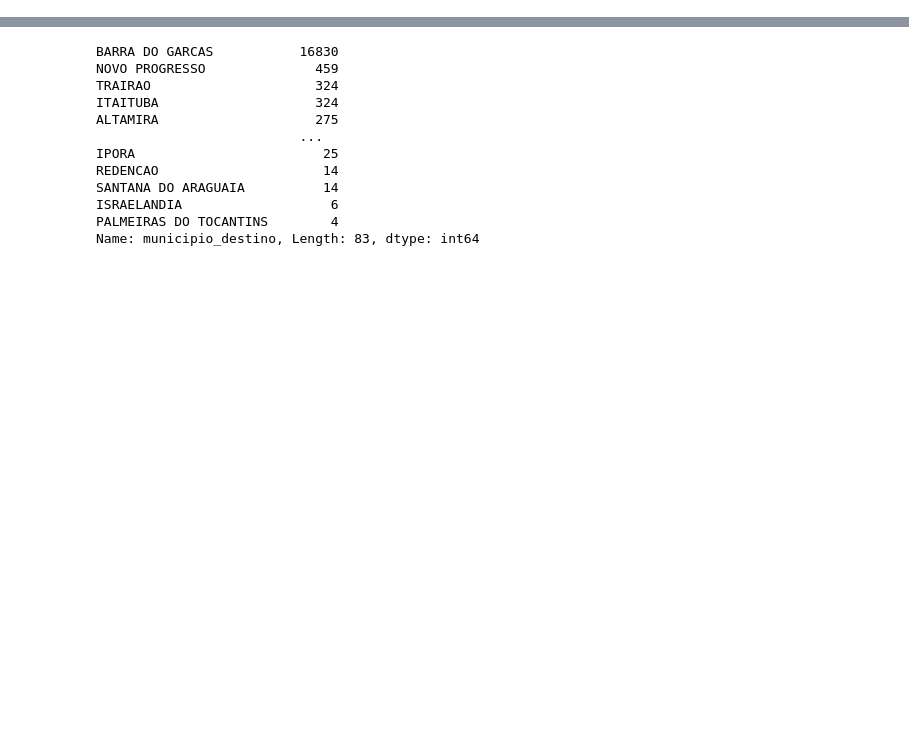
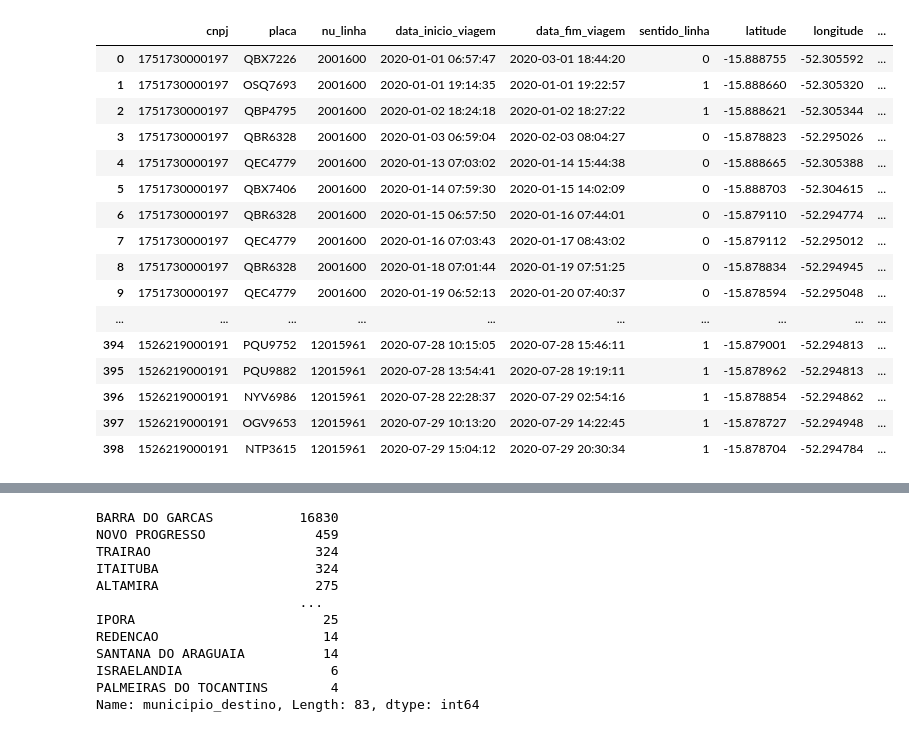
Before and after one commit to sandinojardim/Monitriip, a Jupyter notebook: merge_viagens-linhas.ipynb, the cells around one changed output, grey strips where cells are left out. Cells and saved outputs as stored; diff of their text form; code cells hidden in the pictures; blank space fills up the shorter version.

```diff
--- a/merge_viagens-linhas.ipynb
+++ b/merge_viagens-linhas.ipynb
@@ -0,0 +1,23 @@
+# %%
+import pandas as pd
+
+# Read the CSV files
+viagens = pd.read_csv('viagem_regular_2020.csv', encoding='latin', sep=',')
+linhas = pd.read_csv('linhas_secoes.csv', encoding='latin', sep=',')
+
+# Remove '-' from prefixo column in linhas dataframe
+linhas['prefixo'] = linhas['prefixo'].str.replace('-', '').astype(int)
+
+# Filter linhas dataframe
+linhas = linhas[(linhas['municipio_origem'] == 'BARRA DO GARCAS') | (linhas['municipio_destino'] == 'BARRA DO GARCAS')]
+
+# Merge the viagens and linhas dataframes on the 'prefixo' column
+merged_df = pd.merge(viagens, linhas, left_on='nu_linha', right_on='prefixo')
+
+# Select the desired columns
+vg = merged_df[['cnpj_x', 'placa', 'nu_linha', 'data_inicio_viagem', 'data_fim_viagem', 'sentido_linha', 'latitude', 'longitude', 'municipio_origem', 'municipio_destino']]
+
+vg.drop_duplicates(subset=['nu_linha'], keep='first', inplace=True)
+
+# Write the modified dataframe to a new CSV file
+#merged_df.to_csv('viagens_2020_modified.csv', index=False)
@@ -0,0 +29,2 @@
+# %%
+viagens = viagens.drop_duplicates(subset=['data_inicio_viagem', 'data_fim_viagem'], keep='first')
@@ -0,0 +51,34 @@
+# %%
+# Group the linhas DataFrame by prefixo and get the first row of each group
+linhas_df = linhas.groupby('prefixo').first().reset_index()
+
+# Merge the viagens and linhas DataFrames on the prefixo and nu_linha columns
+viagens_df = pd.merge(viagens, linhas_df[['prefixo', 'descricao_linha']],
+                      left_on='nu_linha', right_on='prefixo')
+
+# Drop the prefixo column
+viagens_df.drop('prefixo', axis=1, inplace=True)
+
+# Rename the descricao_linha column to desc_linha
+viagens_df.rename(columns={'descricao_linha': 'desc_linha'}, inplace=True)
+# %%
+pd.set_option('display.max_rows', None)
+viagens_df
+# %% [output]
+|  | cnpj | placa | nu_linha | data_inicio_viagem | data_fim_viagem | sentido_linha | latitude | longitude | ... |
+| 0 | 1751730000197 | QBX7226 | 2001600 | 2020-01-01 06:57:47 | 2020-03-01 18:44:20 | 0 | -15.888755 | -52.305592 | ... |
+| 1 | 1751730000197 | OSQ7693 | 2001600 | 2020-01-01 19:14:35 | 2020-01-01 19:22:57 | 1 | -15.888660 | -52.305320 | ... |
+| 2 | 1751730000197 | QBP4795 | 2001600 | 2020-01-02 18:24:18 | 2020-01-02 18:27:22 | 1 | -15.888621 | -52.305344 | ... |
+| 3 | 1751730000197 | QBR6328 | 2001600 | 2020-01-03 06:59:04 | 2020-02-03 08:04:27 | 0 | -15.878823 | -52.295026 | ... |
+| 4 | 1751730000197 | QEC4779 | 2001600 | 2020-01-13 07:03:02 | 2020-01-14 15:44:38 | 0 | -15.888665 | -52.305388 | ... |
+| 5 | 1751730000197 | QBX7406 | 2001600 | 2020-01-14 07:59:30 | 2020-01-15 14:02:09 | 0 | -15.888703 | -52.304615 | ... |
+| 6 | 1751730000197 | QBR6328 | 2001600 | 2020-01-15 06:57:50 | 2020-01-16 07:44:01 | 0 | -15.879110 | -52.294774 | ... |
+| 7 | 1751730000197 | QEC4779 | 2001600 | 2020-01-16 07:03:43 | 2020-01-17 08:43:02 | 0 | -15.879112 | -52.295012 | ... |
+| 8 | 1751730000197 | QBR6328 | 2001600 | 2020-01-18 07:01:44 | 2020-01-19 07:51:25 | 0 | -15.878834 | -52.294945 | ... |
+| 9 | 1751730000197 | QEC4779 | 2001600 | 2020-01-19 06:52:13 | 2020-01-20 07:40:37 | 0 | -15.878594 | -52.295048 | ... |
+| ... | ... | ... | ... | ... | ... | ... | ... | ... | ... |
+| 394 | 1526219000191 | PQU9752 | 12015961 | 2020-07-28 10:15:05 | 2020-07-28 15:46:11 | 1 | -15.879001 | -52.294813 | ... |
+| 395 | 1526219000191 | PQU9882 | 12015961 | 2020-07-28 13:54:41 | 2020-07-28 19:19:11 | 1 | -15.878962 | -52.294813 | ... |
+| 396 | 1526219000191 | NYV6986 | 12015961 | 2020-07-28 22:28:37 | 2020-07-29 02:54:16 | 1 | -15.878854 | -52.294862 | ... |
+| 397 | 1526219000191 | OGV9653 | 12015961 | 2020-07-29 10:13:20 | 2020-07-29 14:22:45 | 1 | -15.878727 | -52.294948 | ... |
+| 398 | 1526219000191 | NTP3615 | 12015961 | 2020-07-29 15:04:12 | 2020-07-29 20:30:34 | 1 | -15.878704 | -52.294784 | ... |
```
Also changed, not shown: parts of 3 cells of this notebook, 9 other files.
